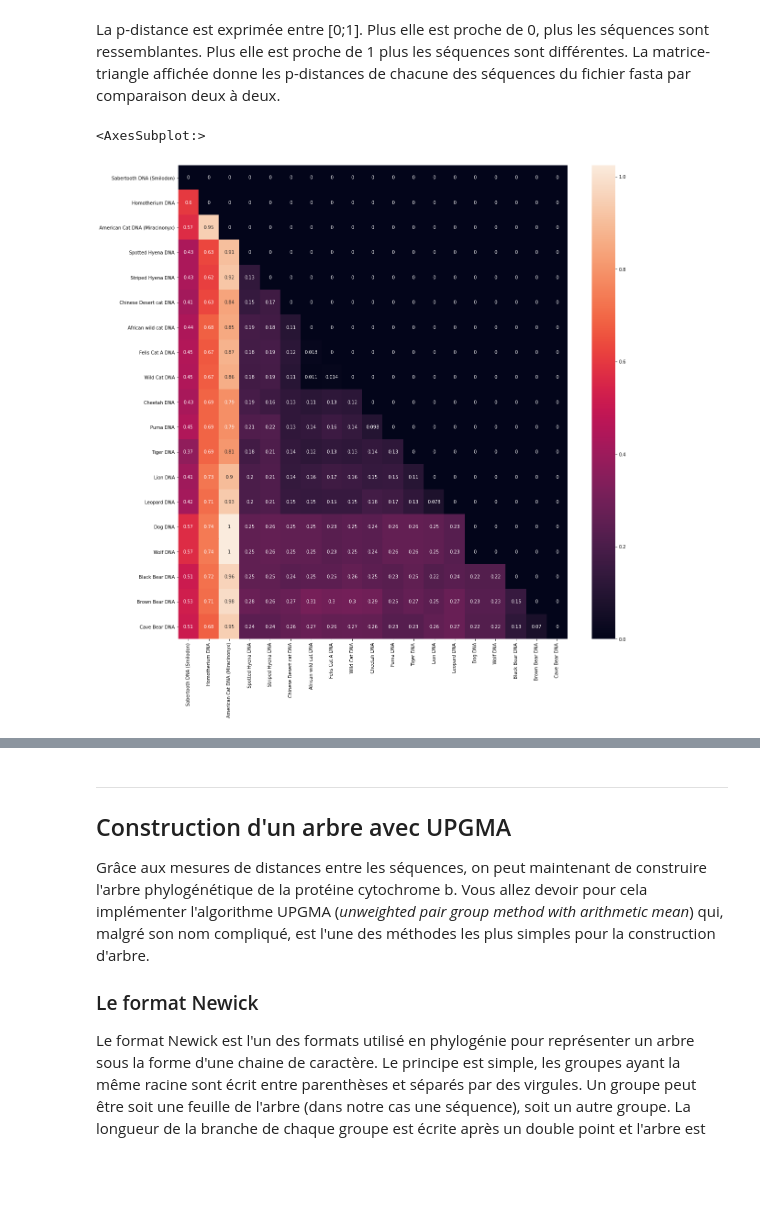
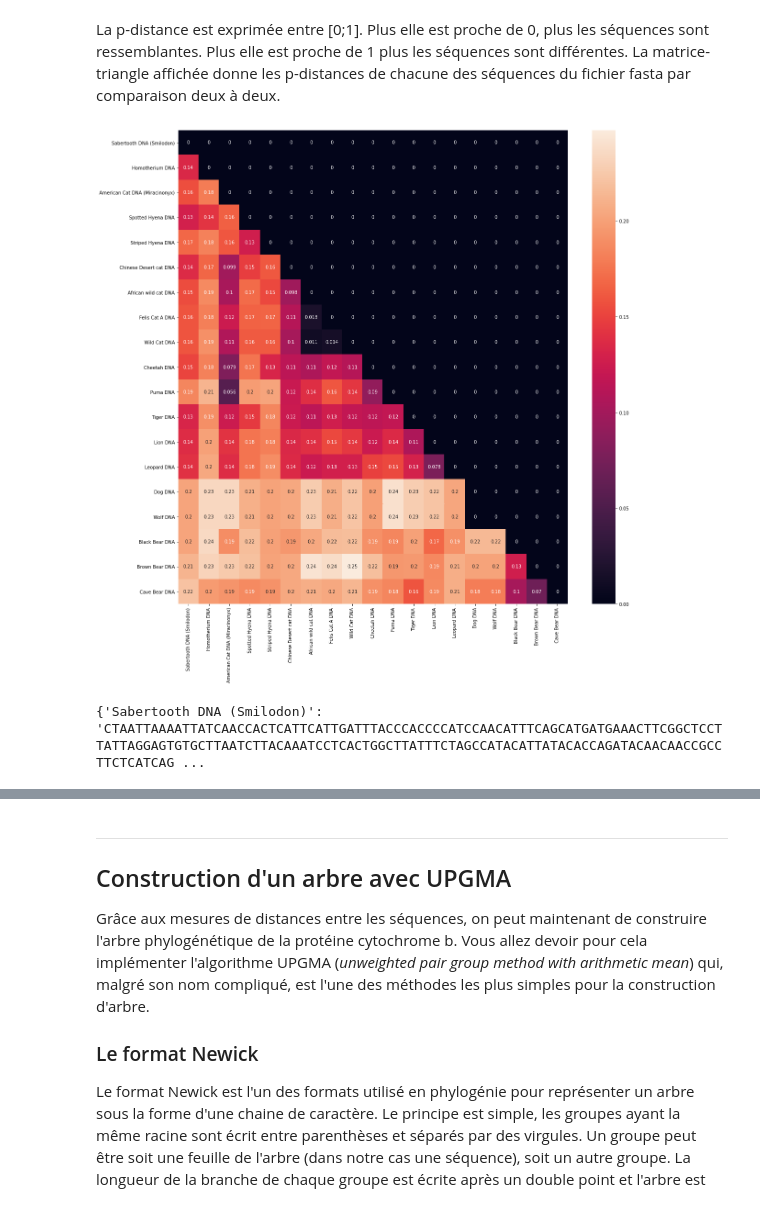
Before and after one commit to orthose/cat_phylo, a Jupyter notebook: projet_phylogenie.ipynb, the cells around one changed output, grey strips where cells are left out. Drawn from its saved outputs; the diff is of its cells as text; code cells hidden in the pictures; blank space fills up the shorter version.

```diff
--- a/projet_phylogenie.ipynb
+++ b/projet_phylogenie.ipynb
@@ -328,13 +328,17 @@ Dans le cas de séquences très proches, on estime que la distance évolutive r
 
 **Exercice 5 :** Implémenter la fonction retournant la matrice de distance à partir d'un dictionnaire de séquences.
 # %%
-def count_replace(A, B):
+def pdistance(A, B):
     '''
-    @param A, B: Séquences str
+    @param A, B: Séquences str avec len(A) = len(B)
     @return: (nombre de substitutions int, nombre de nucléotides int)
     '''
     repl = 0
     nucl = 0
+    NA = len(A)
+    NB = len(B)
+    if NA != NB:
+        raise ValueError(f"len(A)={NA} != len(B)={NB}")
     for (a, b) in zip(A, B):
         # On ignore les gaps
         if a != '-' and b != '-':
@@ -345,17 +349,19 @@ def count_replace(A, B):
             # Match
             else:
                 nucl += 1
-    return (repl, nucl)
+    return float(repl)/float(nucl)
 
-def compute_distances(fasta):
+def compute_distances(fasta, align=False):
     '''
     @param fasta: Dictionnaire nom <-> seq
+    @param align: Aligner les séquences si tailles différentes
     @return: matrice des distances entre séquences
     '''
     n = len(fasta)
     if n < 2:
         raise ValueError(f"len(fasta) = {n} < 2 not enough")
     lk = list(fasta.keys())
+    # Matrice identité
     M = np.eye(n, dtype=float)
     M[0][0] = 0.
     i = 1
@@ -368,11 +374,33 @@ def compute_distances(fasta):
             i += 1
             j = 0
         else:
-            (repl, nucl) = count_replace(fasta[lk[i]], fasta[lk[j]])
-            M[i][j] = float(repl) / float(nucl)
+            # Affichage de l'avancement
+            print(f"M[{i}][{j}]=Dist({lk[i]}, {lk[j]})")
+            # Calcul éventuel de l'alignement
+            (A, B) = (fasta[lk[i]], fasta[lk[j]])
+            if align:
+                nw = NeedlmanWunsh(fasta[lk[i]], fasta[lk[j]])
+                (A, B) = nw.best_alignment()
+            # Calcul du nombre de substitutions
+            M[i][j] = pdistance(A, B)
             j += 1
 
     # Correction de Jukes-Cantor
     return abs(-(3 / 4) * np.log(1 - (4 / 3) * M))
+
+def triangle(M):
+    '''
+    @param M: Matrice triangulaire avec triangle bas et le reste à 0.
+    @return: Même matrice mais le triangle haut à inf
+    '''
+    return M + np.triu(np.full(M.shape, np.inf))
+
+import seaborn as sns
+import matplotlib.pyplot as plt
+
+def print_matrix(M, fasta):
+    N = len(fasta)
+    plt.figure(figsize=(N, N))
+    sns.heatmap(M, annot=True, xticklabels=fasta, yticklabels=fasta)
 # %%
-M = compute_distances(fasta)
+M1 = compute_distances(fasta, align=True)
@@ -379,11 +425,11 @@ M = compute_distances(fasta)
 # %% [markdown]
 La p-distance est exprimée entre [0;1]. Plus elle est proche de 0, plus les séquences sont ressemblantes. Plus elle est proche de 1 plus les séquences sont différentes. La matrice-triangle affichée donne les p-distances de chacune des séquences du fichier fasta par comparaison deux à deux.
-# %%
-import seaborn as sns
-import matplotlib.pyplot as plt
-N = len(fasta)
-plt.figure(figsize=(N, N))
-sns.heatmap(M, annot=True, xticklabels=fasta, yticklabels=fasta)
-# %% [output]
-<AxesSubplot:>
-[figure, removed]
+# %%
+print_matrix(M1, fasta)
+# %% [output]
+[figure, added]
+# %%
+fasta_align = parse_fasta("msa_cat_dna.fasta")
+print(fasta_align)
+# %% [output]
+{'Sabertooth DNA (Smilodon)': 'CTAATTAAAATTATCAACCACTCATTCATTGATTTACCCACCCCATCCAACATTTCAGCATGATGAAACTTCGGCTCCTTATTAGGAGTGTGCTTAATCTTACAAATCCTCACTGGCTTATTTCTAGCCATACATTATACACCAGATACAACAACCGCCTTCTCATCAG ...
```
Also changed, not shown: parts of 15 cells of this notebook, 1 other file.
